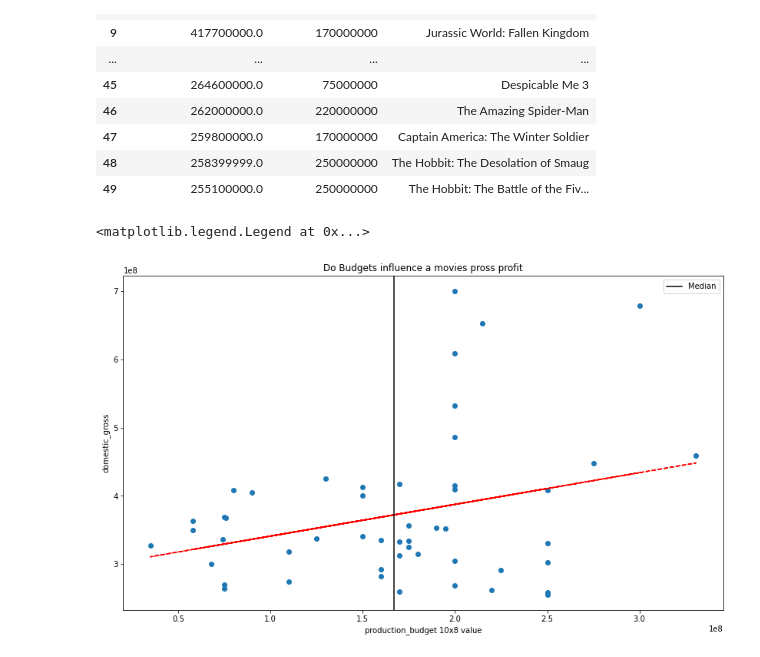
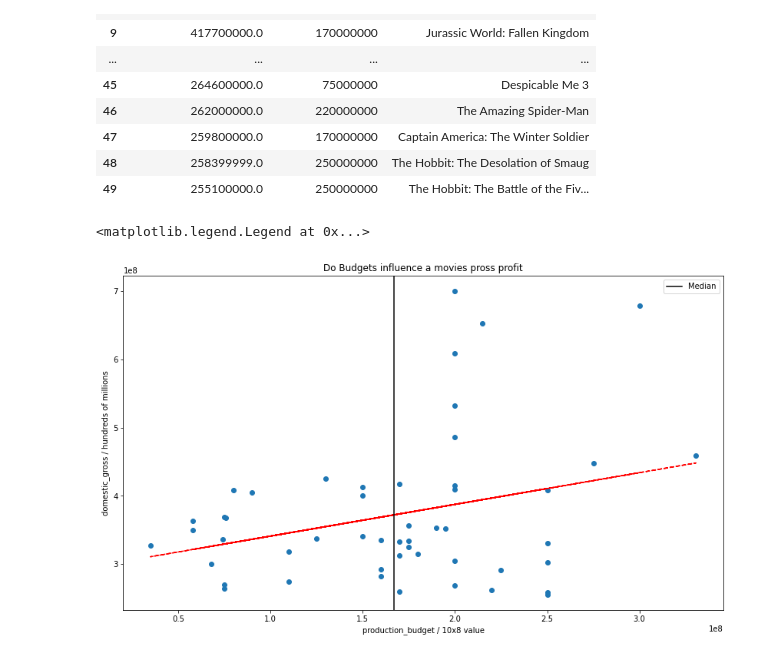
Before and after one commit to kinghenderson/microsoft_movie_analysis, a Jupyter notebook: Gross Value .ipynb, the cells around one changed output. Cells and saved outputs as stored; diff of their text form; code cells hidden in the pictures.

```diff
--- a/Gross Value .ipynb
+++ b/Gross Value .ipynb
@@ -98,26 +113,26 @@ df_graph
 # %%
 #transfering data from graph_df into a scatter plot
 #ax = df_graph.plot.scatter(x="production_budget", y="domestic_gross_rounded")
 # df_graph.plot.scatter(x='production_budget',
 #                 y='domestic_gross_rounded',
 #                ylim=(250, 700),
 #                xlim=(30, 350)
 
 fig, ax = plt.subplots(figsize=(14,8))
 data = df_graph[['production_budget', 'domestic_gross_rounded']]
 x = data['production_budget']
 y = data['domestic_gross_rounded']
 plt.scatter(x,y)
 
 z = np.polyfit(x, y, 1)
 p = np.poly1d(z)
 plt.plot(x,p(x), "r--")
 
 plt.title('Do Budgets influence a movies pross profit')
-plt.xlabel('production_budget 10x8 value')
-plt.ylabel('domestic_gross')
+plt.xlabel('production_budget / 10x8 value')
+plt.ylabel('domestic_gross / hundreds of millions')
 plt.axvline(df_graph['production_budget'].mean(), color = 'k', label='Median')
 plt.legend()
 # %% [output]
 <matplotlib.legend.Legend at 0x...>
-[figure, old version]
+[figure, new version]
```
Also changed, not shown: parts of 2 cells of this notebook, 2 other files.
